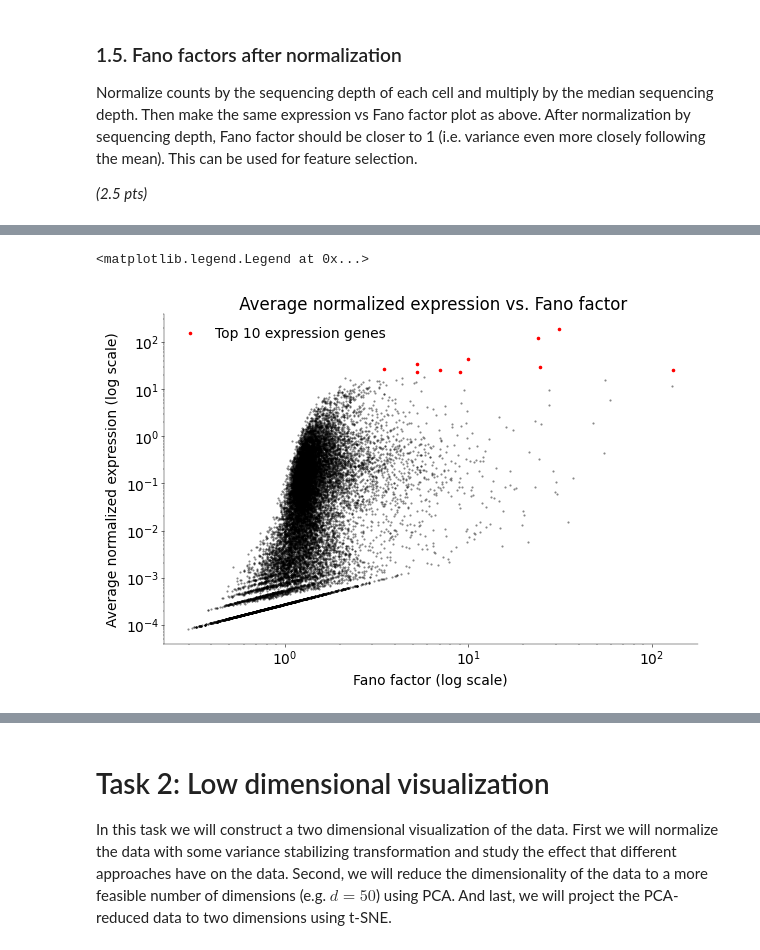
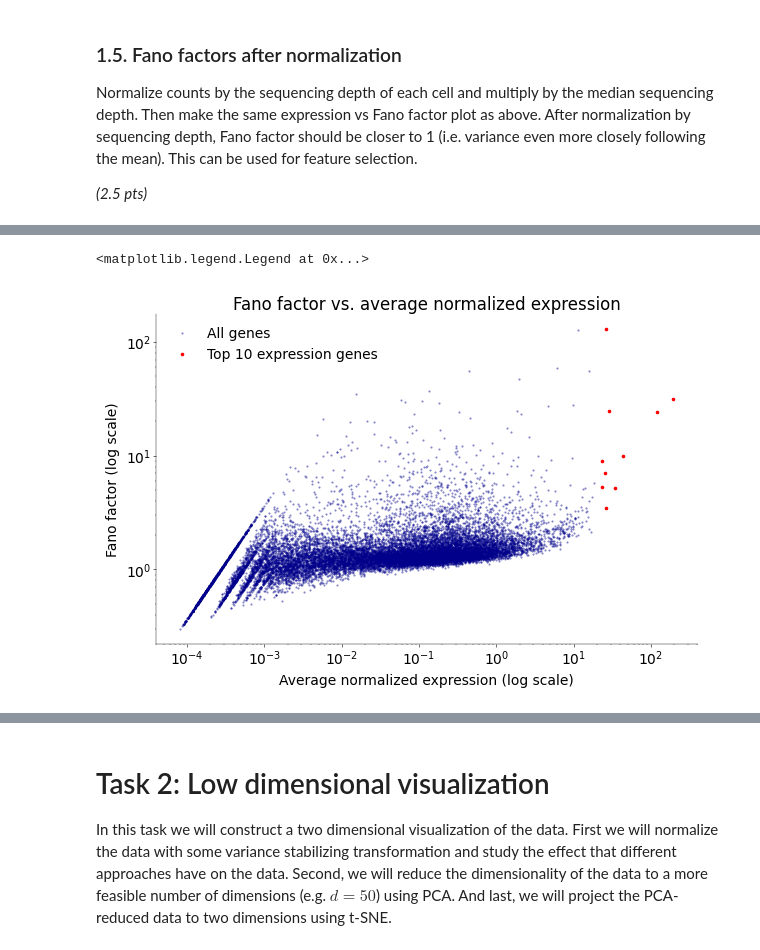
Before and after one commit to SaschaLeander/NeuralDataScience, a Jupyter notebook: notebooks/CodingLab7.ipynb, the cells around one changed output, grey strips where cells are left out. Saved outputs shown, nothing was run; the diff lists cells and outputs as text; code cells hidden in the pictures.

```diff
--- a/notebooks/CodingLab7.ipynb
+++ b/notebooks/CodingLab7.ipynb
@@ -422,39 +396,39 @@ ValueError: operands could not be broadcast together with shapes (3663,17965) (3
 # %%
 # ----------------------------------------------------------
 # plot normalized counts and find the top 10 genes (1 pt)
 # hint: keep appropriate axis scaling in mind
 # ----------------------------------------------------------
 
 # find the top 10 genes with highest average normalized expression
 top10_genes = np.argsort(normalized_counts.mean(axis=0))[-10:]
 
 fig, ax = plt.subplots(figsize=(6, 4))
-# add plot
 # plot all genes
 ax.scatter(
+    normalized_counts.mean(axis=0),
     normalized_fano,
-    normalized_counts.mean(axis=0),
     s=1,
-    color="black",
+    color="darkblue",
     alpha=0.5,
+    label="All genes",
 )
 # highlight the top 10 gene expression genes
 ax.scatter(
+    normalized_counts[:, top10_genes].mean(axis=0),
     normalized_fano[top10_genes],
-    normalized_counts[:, top10_genes].mean(axis=0),
     s=10,
     color="red",
     label="Top 10 expression genes",
 )
 ax.set_xscale("log")
 ax.set_yscale("log")
-ax.set_xlabel("Fano factor (log scale)")
-ax.set_ylabel("Average normalized expression (log scale)")
-ax.set_title(" Average normalized expression vs. Fano factor")
+ax.set_xlabel("Average normalized expression (log scale)")
+ax.set_ylabel("Fano factor (log scale)")
+ax.set_title("Fano factor vs. average normalized expression")
 ax.legend()
 # %% [output]
 <matplotlib.legend.Legend at 0x...>
-[figure, old version]
+[figure, new version]
 # %%
 # --------------------------------------------------------------------
 # Find top-10 genes with the highest normalized Fano factor (0.5 pts)
```
Also changed, not shown: parts of 25 cells of this notebook.
